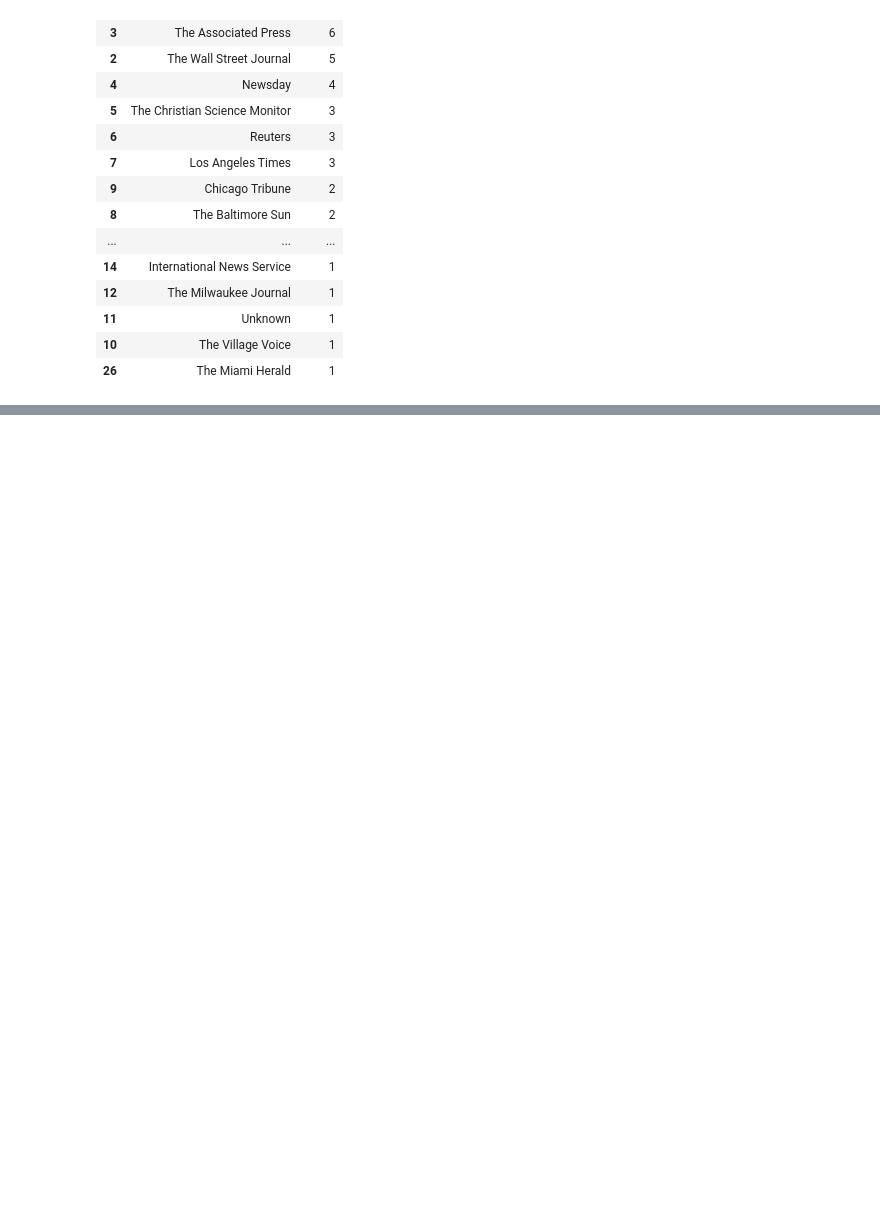
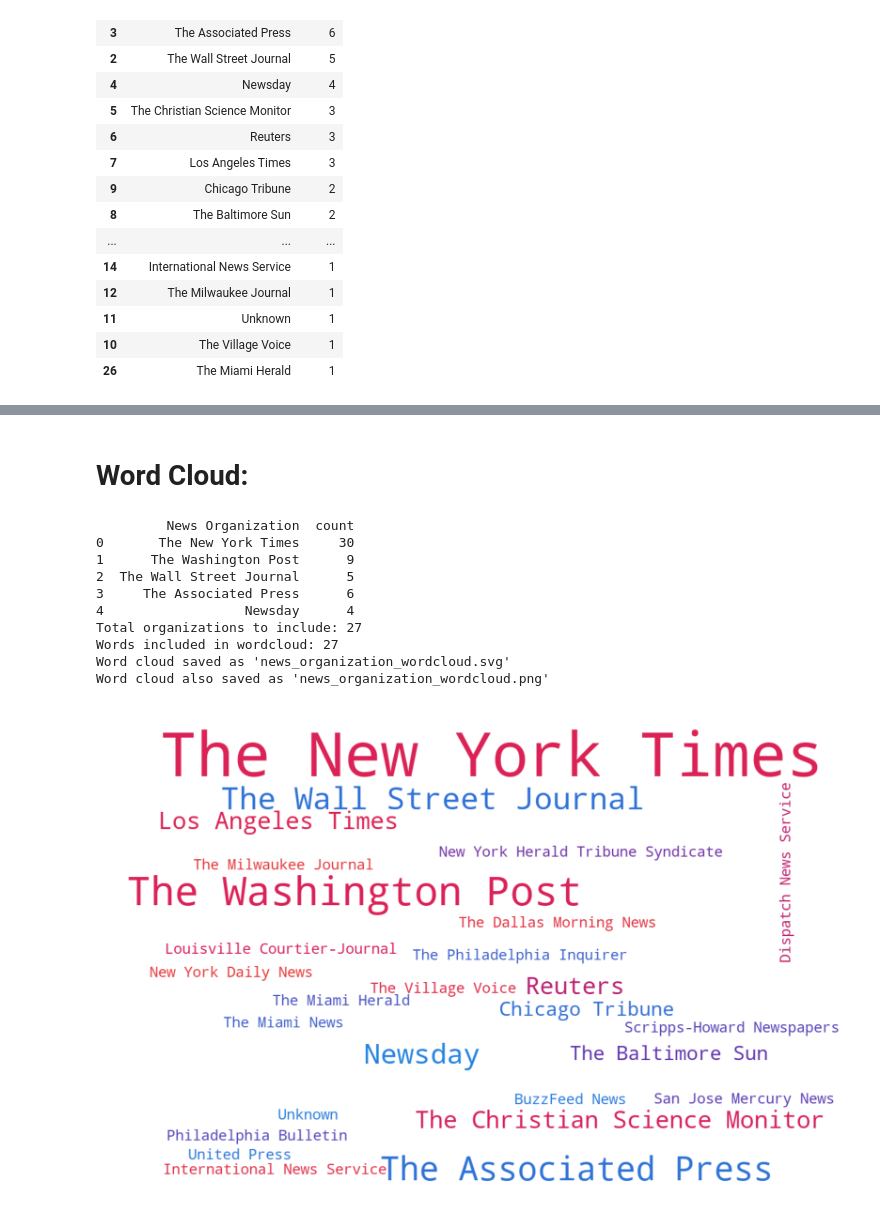
Before and after one commit to shuoshuobar/pulitzer-prize, a Jupyter notebook: Pulitzer Prize.ipynb, the cells around one changed output, grey strips where cells are left out. Cells and saved outputs as stored; diff of their text form; code cells hidden in the pictures; blank space fills up the shorter version.

```diff
--- a/Pulitzer Prize.ipynb
+++ b/Pulitzer Prize.ipynb
@@ -268,3 +228,77 @@ df_tenyears_major_events
 | 11 | 2016.0 | The New York Times | For thoroughly reported and movin... | "Parveena’s story — she was one o... | NaN | NaN | NaN | NaN | ... |
 | 12 | 2015.0 | The New York Times | For courageous front-line reporti... | NaN | NaN | NaN | NaN | NaN | ... |
 | 13 | 2014.0 | Reuters | For their courageous reports on t... | NaN | NaN | "Ethnic hatred has been unleashed... | NaN | NaN | ... |
+# %% [markdown]
+# Word Cloud:
+# %%
+from wordcloud import WordCloud
+import matplotlib.pyplot as plt
+from matplotlib.colors import LinearSegmentedColormap
+import numpy as np
+from PIL import Image
+
+# Read the Excel file
+df = pd.read_excel('news_org_counts.xlsx')
+
+# Print the data for verification
+print(df.head())
+
+# Create a dictionary for word frequencies
+word_freq = dict(zip(df['News Organization'], df['count']))
+
+# Define a custom colormap - blue to red gradient
+colors = ['#1E88E5', '#5E35B1', '#D81B60', '#E53935']
+custom_cmap = LinearSegmentedColormap.from_list('custom_colormap', colors)
+
+# Set up the wordcloud
+wc = WordCloud(
+    width=1200,
+    height=800,
+    background_color='white',
+    colormap=custom_cmap,
+    prefer_horizontal=0.9,  # Allow some vertical text to improve layout
+    max_words=30,  # We have 27 organizations, make sure all fit
+    relative_scaling=0.5,  # Lower value gives less extreme size differences
+    min_font_size=8,  # Smaller minimum font size
+    max_font_size=100,
+    random_state=42,  # For reproducibility
+    collocations=False  # Prevent merging of phrases
+)
+
+# Print the total number of organizations to ensure all are included
+print(f"Total organizations to include: {len(word_freq)}")
+
+# Generate the wordcloud from frequencies
+wordcloud = wc.generate_from_frequencies(word_freq)
+
+# Verify how many words were included
+print(f"Words included in wordcloud: {len(wordcloud.words_)}")
+
+# Plot the wordcloud
+plt.figure(figsize=(10, 8), dpi=300)
+plt.imshow(wordcloud, interpolation='bilinear')
+plt.axis('off')
+plt.tight_layout(pad=0)
+
+# Save as SVG
+plt.savefig('news_organization_wordcloud.svg', format='svg', bbox_inches='tight')
+print("Word cloud saved as 'news_organization_wordcloud.svg'")
+
+# Also save as PNG for easy viewing
+plt.savefig('news_organization_wordcloud.png', format='png', bbox_inches='tight')
+print("Word cloud also saved as 'news_organization_wordcloud.png'")
+
+# Show the word cloud (comment out if running on a server without display)
+plt.show()
+# %% [output]
+         News Organization  count
+0       The New York Times     30
+1      The Washington Post      9
+2  The Wall Street Journal      5
+3     The Associated Press      6
+4                  Newsday      4
+Total organizations to include: 27
+Words included in wordcloud: 27
+Word cloud saved as 'news_organization_wordcloud.svg'
+Word cloud also saved as 'news_organization_wordcloud.png'
+[figure, added]
```
Also changed, not shown: parts of 11 cells of this notebook.
